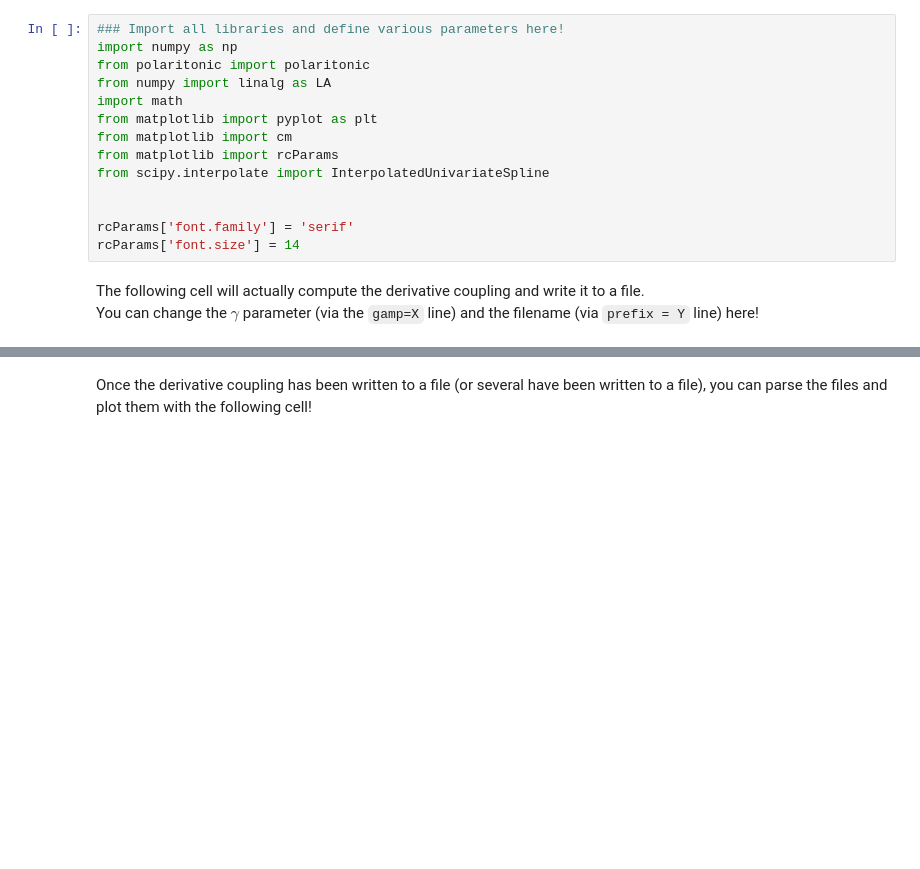
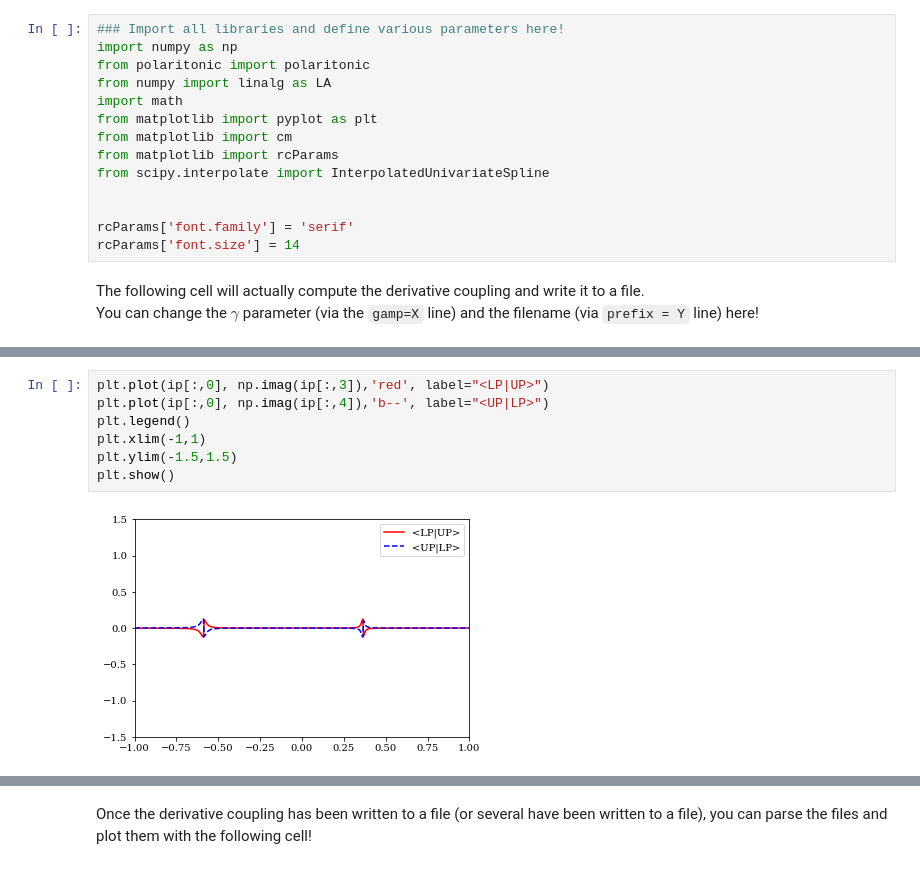
Before and after one commit to FoleyLab/PyCQED, a Jupyter notebook: Plot_PES.ipynb, the cells around one changed output, grey strips where cells are left out. Saved outputs shown, nothing was run; the diff lists cells and outputs as text; blank space fills up the shorter version.

```diff
--- a/Plot_PES.ipynb
+++ b/Plot_PES.ipynb
@@ -95,0 +121,9 @@ plt.show()
+# %%
+plt.plot(ip[:,0], np.imag(ip[:,3]),'red', label="<LP|UP>")
+plt.plot(ip[:,0], np.imag(ip[:,4]),'b--', label="<UP|LP>")
+plt.legend()
+plt.xlim(-1,1)
+plt.ylim(-1.5,1.5)
+plt.show()
+# %% [output]
+[figure, added]
```
Also changed, not shown: parts of 12 cells of this notebook, 1 other file.
